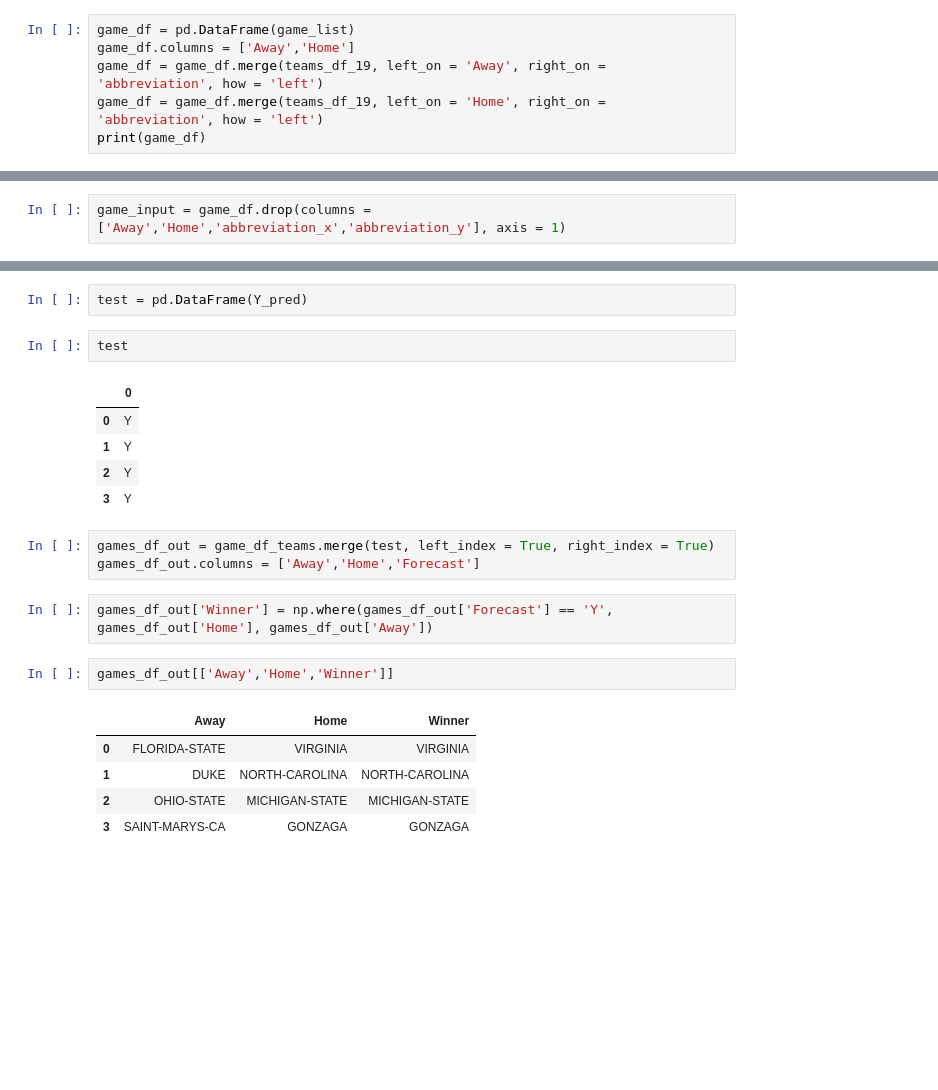
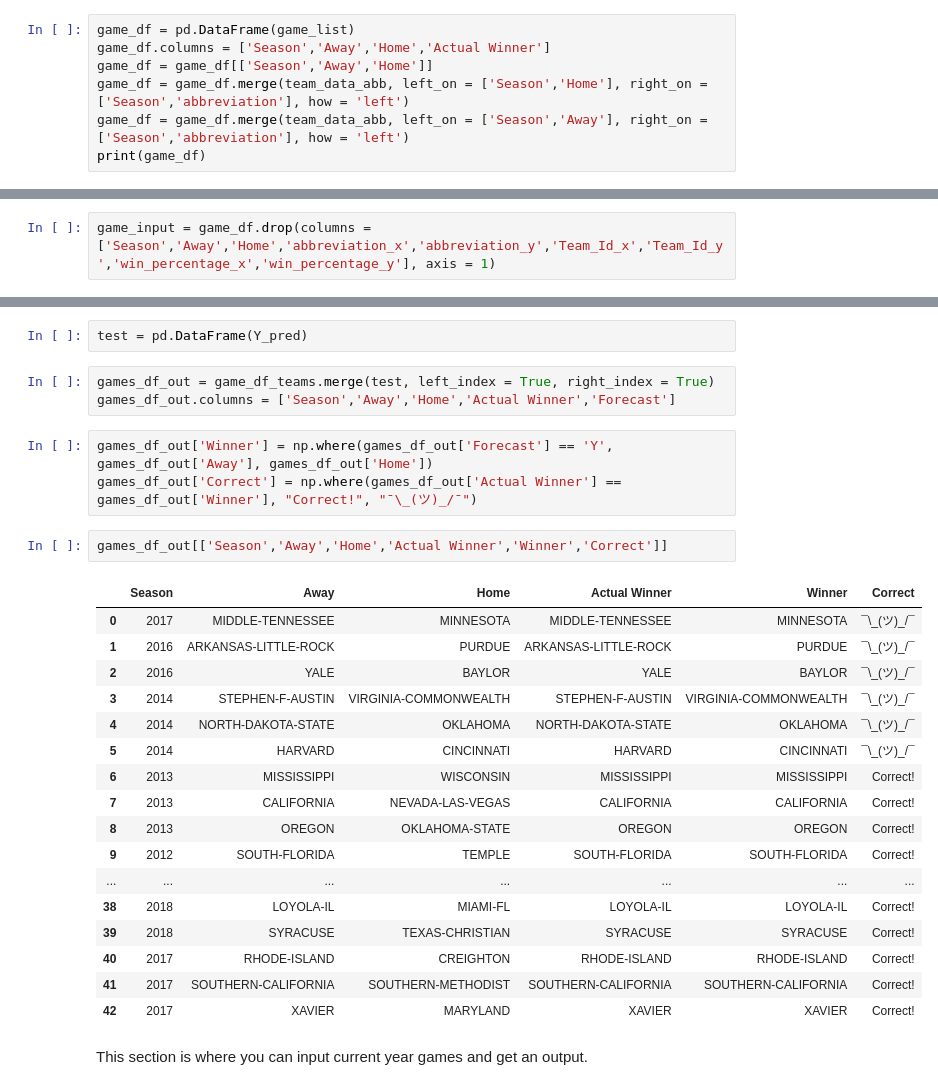
Before and after one commit to jseigh89/NCAAB, a Jupyter notebook: Predict March Madness.ipynb, the cells around one changed output, grey strips where cells are left out. Cells and saved outputs as stored; diff of their text form; blank space fills up the shorter version.

```diff
--- a/Predict March Madness.ipynb
+++ b/Predict March Madness.ipynb
@@ -428,7 +482,8 @@ game_df_teams
 # %%
 game_df = pd.DataFrame(game_list)
-game_df.columns = ['Away','Home']
-game_df = game_df.merge(teams_df_19, left_on = 'Away', right_on = 'abbreviation', how = 'left')
-game_df = game_df.merge(teams_df_19, left_on = 'Home', right_on = 'abbreviation', how = 'left')
+game_df.columns = ['Season','Away','Home','Actual Winner']
+game_df = game_df[['Season','Away','Home']]
+game_df = game_df.merge(team_data_abb, left_on = ['Season','Home'], right_on = ['Season','abbreviation'], how = 'left')
+game_df = game_df.merge(team_data_abb, left_on = ['Season','Away'], right_on = ['Season','abbreviation'], how = 'left')
 print(game_df)
 # %% [output]
@@ -452,5 +507,5 @@ print(game_df)
 # %%
-game_input = game_df.drop(columns = ['Away','Home','abbreviation_x','abbreviation_y'], axis = 1)
+game_input = game_df.drop(columns = ['Season','Away','Home','abbreviation_x','abbreviation_y','Team_Id_x','Team_Id_y','win_percentage_x','win_percentage_y'], axis = 1)
 # %%
 game_input
 # %% [output]
@@ -474,23 +543,30 @@ print(y_pred_C,y_pred_B,y_pred_A,Y_pred)
 # %%
 test = pd.DataFrame(Y_pred)
-# %%
-test
-# %% [output]
-|  | 0 |
-| 0 | Y |
-| 1 | Y |
-| 2 | Y |
-| 3 | Y |
 # %%
 games_df_out = game_df_teams.merge(test, left_index = True, right_index = True)
-games_df_out.columns = ['Away','Home','Forecast']
+games_df_out.columns = ['Season','Away','Home','Actual Winner','Forecast']
 # %%
-games_df_out['Winner'] = np.where(games_df_out['Forecast'] == 'Y', games_df_out['Home'], games_df_out['Away'])
+games_df_out['Winner'] = np.where(games_df_out['Forecast'] == 'Y', games_df_out['Away'], games_df_out['Home'])
+games_df_out['Correct'] = np.where(games_df_out['Actual Winner'] == games_df_out['Winner'], "Correct!", "¯\_(ツ)_/¯")
 # %%
-games_df_out[['Away','Home','Winner']]
+games_df_out[['Season','Away','Home','Actual Winner','Winner','Correct']]
 # %% [output]
-|  | Away | Home | Winner |
-| 0 | FLORIDA-STATE | VIRGINIA | VIRGINIA |
-| 1 | DUKE | NORTH-CAROLINA | NORTH-CAROLINA |
-| 2 | OHIO-STATE | MICHIGAN-STATE | MICHIGAN-STATE |
-| 3 | SAINT-MARYS-CA | GONZAGA | GONZAGA |
+|  | Season | Away | Home | Actual Winner | Winner | Correct |
+| 0 | 2017 | MIDDLE-TENNESSEE | MINNESOTA | MIDDLE-TENNESSEE | MINNESOTA | ¯\_(ツ)_/¯ |
+| 1 | 2016 | ARKANSAS-LITTLE-ROCK | PURDUE | ARKANSAS-LITTLE-ROCK | PURDUE | ¯\_(ツ)_/¯ |
+| 2 | 2016 | YALE | BAYLOR | YALE | BAYLOR | ¯\_(ツ)_/¯ |
+| 3 | 2014 | STEPHEN-F-AUSTIN | VIRGINIA-COMMONWEALTH | STEPHEN-F-AUSTIN | VIRGINIA-COMMONWEALTH | ¯\_(ツ)_/¯ |
+| 4 | 2014 | NORTH-DAKOTA-STATE | OKLAHOMA | NORTH-DAKOTA-STATE | OKLAHOMA | ¯\_(ツ)_/¯ |
+| 5 | 2014 | HARVARD | CINCINNATI | HARVARD | CINCINNATI | ¯\_(ツ)_/¯ |
+| 6 | 2013 | MISSISSIPPI | WISCONSIN | MISSISSIPPI | MISSISSIPPI | Correct! |
+| 7 | 2013 | CALIFORNIA | NEVADA-LAS-VEGAS | CALIFORNIA | CALIFORNIA | Correct! |
+| 8 | 2013 | OREGON | OKLAHOMA-STATE | OREGON | OREGON | Correct! |
+| 9 | 2012 | SOUTH-FLORIDA | TEMPLE | SOUTH-FLORIDA | SOUTH-FLORIDA | Correct! |
+| ... | ... | ... | ... | ... | ... | ... |
+| 38 | 2018 | LOYOLA-IL | MIAMI-FL | LOYOLA-IL | LOYOLA-IL | Correct! |
+| 39 | 2018 | SYRACUSE | TEXAS-CHRISTIAN | SYRACUSE | SYRACUSE | Correct! |
+| 40 | 2017 | RHODE-ISLAND | CREIGHTON | RHODE-ISLAND | RHODE-ISLAND | Correct! |
+| 41 | 2017 | SOUTHERN-CALIFORNIA | SOUTHERN-METHODIST | SOUTHERN-CALIFORNIA | SOUTHERN-CALIFORNIA | Correct! |
+| 42 | 2017 | XAVIER | MARYLAND | XAVIER | XAVIER | Correct! |
+# %% [markdown]
+This section is where you can input current year games and get an output.
```
Also changed, not shown: parts of 21 cells of this notebook.
